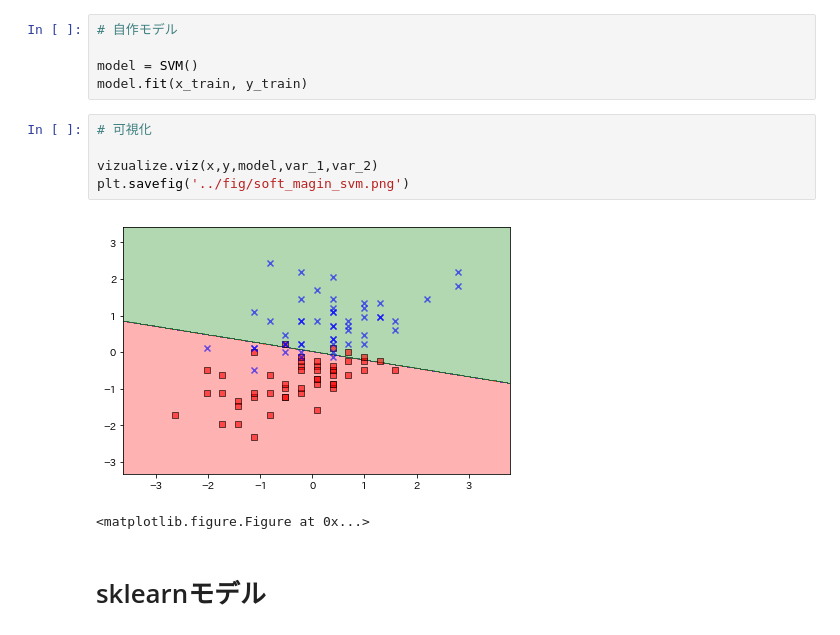
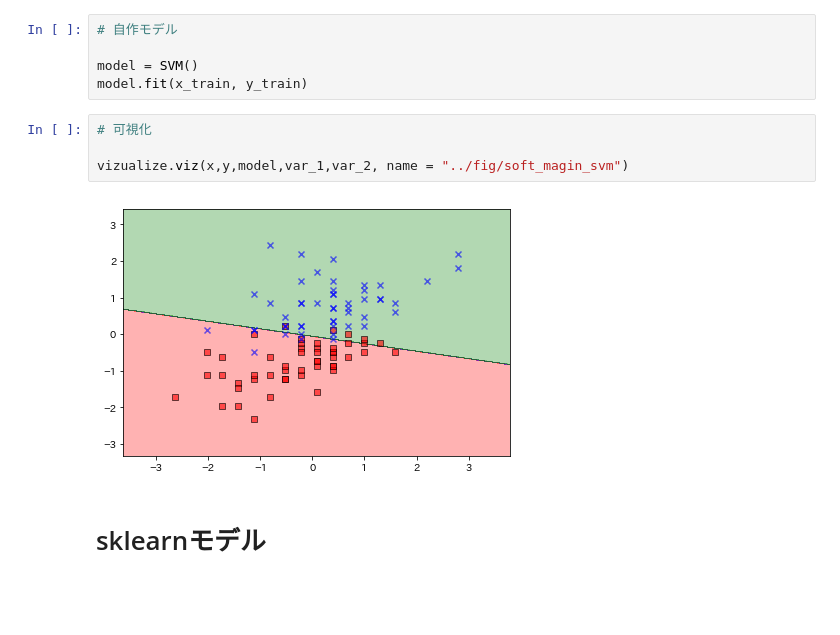
Before and after one commit to sugakoji/scratch-svm, a Jupyter notebook: notebook/svm実装.ipynb, the cells around one changed output. Saved outputs shown, nothing was run; the diff lists cells and outputs as text; blank space fills up the shorter version.

```diff
--- a/notebook/svm実装.ipynb
+++ b/notebook/svm実装.ipynb
@@ -127,11 +125,9 @@ model.fit(x_train, y_train)
 # %%
 # 可視化
 
-vizualize.viz(x,y,model,var_1,var_2)
-plt.savefig('../fig/soft_magin_svm.png')
+vizualize.viz(x,y,model,var_1,var_2, name = "../fig/soft_magin_svm")
 # %% [output]
-[figure, old version]
+[figure, new version]
-<matplotlib.figure.Figure at 0x...>
 # %% [markdown]
 # sklearnモデル
 # %%
```
Also changed, not shown: parts of 9 cells of this notebook, 5 other files.
